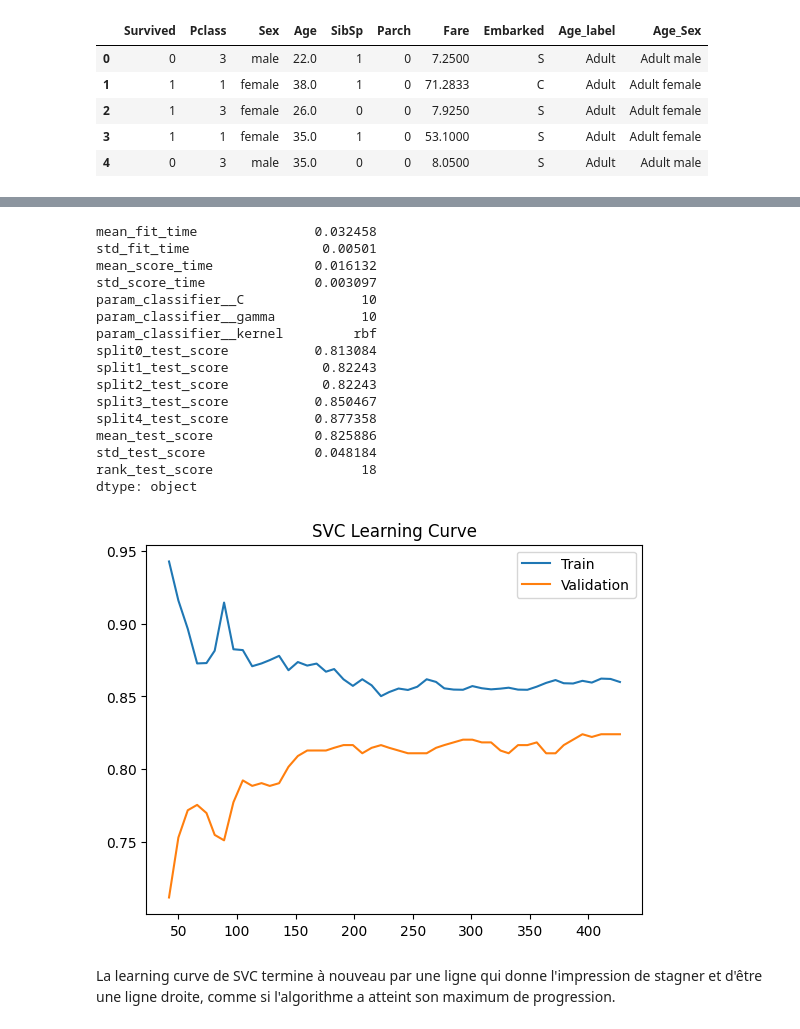
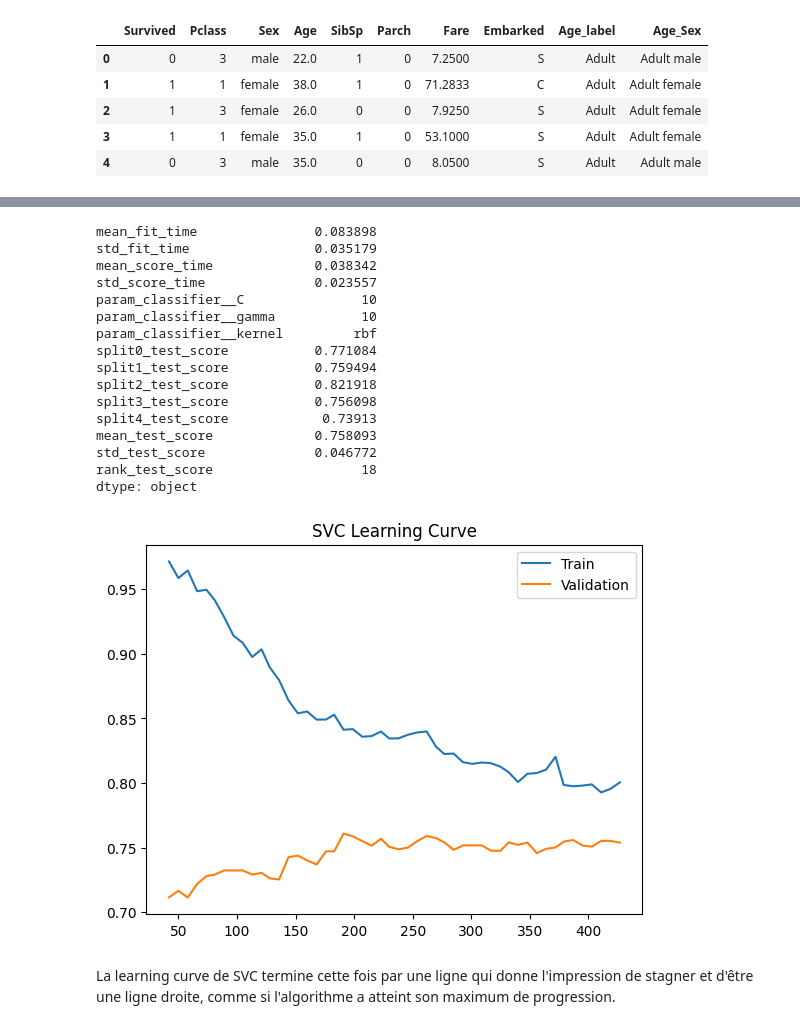
Before and after one commit to vin-br/titanic, a Jupyter notebook: titanic2.ipynb, the cells around one changed output, grey strips where cells are left out. Saved outputs shown, nothing was run; the diff lists cells and outputs as text; code cells hidden in the pictures.

```diff
--- a/titanic2.ipynb
+++ b/titanic2.ipynb
@@ -875,13 +880,13 @@ On va donc comparer les mêmes données d'entraînement avec l'algorithme KNN (c
 # Fixer les valeurs des hyperparamètres à tester
 param_grid = {'n_neighbors': range(2,51)}
 
-# Choisir un score à optimiser, ici l'accuracy (proportion de prédictions correctes)
-score = 'accuracy'
+# Choisir un score à optimiser, ici le F1 score
+score = 'f1'
 
-# Créer un classifieur kNN avec recherche d'hyperparamètre par validation croisée
+# Créer un classifieur kNN avec ses hyperparamètre
 knn_classifier = model_selection.GridSearchCV(neighbors.KNeighborsClassifier(), # un classifieur kNN
     param_grid,     # hyperparamètres à tester
-    scoring=score)   # score à optimiser
+    scoring = score)   # score à optimiser
 
 knn_classifier.fit(feat_train, target_train)
 
@@ -1006,11 +1015,11 @@ search_space_svc = [{"classifier":[SVC()],
 # Le kernel poly tourne dans le vide sans aucune erreur donc je l'ai enlevé des paramètres, de même que C de 100 et gamma de 100
 
 # Création de la grid search
-grid_cv_svc = GridSearchCV(estimator=pipe, param_grid=search_space_svc, scoring="accuracy", cv=5, n_jobs = 2, verbose = True)
+grid_cv_svc = GridSearchCV(estimator=pipe, param_grid=search_space_svc, scoring="f1", cv=5, n_jobs = 2, verbose = True)
 grid_cv_svc.fit(feat_train,target_train)
 
 # Tests et prints pour vérifier le meilleur score et meilleurs paramètres
-print(f"Meilleur score: {grid_cv_svc.best_score_}")
+print(f"Meilleur score f1: {grid_cv_svc.best_score_}")
 final_classifier_1 = grid_cv_svc.best_estimator_
 print(f"Validation score: {final_classifier_1.score(feat_test,target_test)}")
 print(f"\n\Meilleur classifier: {final_classifier_1}")
@@ -1054,36 +1063,36 @@ warnings.filterwarnings('ignore')
 
 pd.DataFrame(grid_cv_svc.cv_results_).max(numeric_only=None)
 # %% [output]
-mean_fit_time               0.032458
-std_fit_time                 0.00501
-mean_score_time             0.016132
-std_score_time              0.003097
+mean_fit_time               0.083898
+std_fit_time                0.035179
+mean_score_time             0.038342
+std_score_time              0.023557
 param_classifier__C               10
 param_classifier__gamma           10
 param_classifier__kernel         rbf
-split0_test_score           0.813084
-split1_test_score            0.82243
-split2_test_score            0.82243
-split3_test_score           0.850467
-split4_test_score           0.877358
-mean_test_score             0.825886
-std_test_score              0.048184
+split0_test_score           0.771084
+split1_test_score           0.759494
+split2_test_score           0.821918
+split3_test_score           0.756098
+split4_test_score            0.73913
+mean_test_score             0.758093
+std_test_score              0.046772
 rank_test_score                   18
 dtype: object
 # %%
 # SVC Learning Curve
-train_sizes, train_scores, valid_scores = learning_curve(grid_cv_svc.best_estimator_,
-                                                         feat_train, target_train, train_sizes=np.linspace(0.1, 1, 50), cv=5)
+train_sizes, train_scores, valid_scores = learning_curve(grid_cv_svc.best_estimator_, feat_train, target_train,
+                                                         train_sizes=np.linspace(0.1, 1, 50), cv=5, scoring = "f1")
 
 plt.plot(train_sizes,np.mean(train_scores,axis=1), label = "Train")
 plt.plot(train_sizes,np.mean(valid_scores,axis=1), label = "Validation")
 plt.title("SVC Learning Curve")
 plt.legend()
 plt.show()
 # %% [output]
-[figure, old version]
+[figure, new version]
 # %% [markdown]
-La learning curve de SVC termine à nouveau par une ligne qui donne l'impression de stagner et d'être une ligne droite, comme si l'algorithme a atteint son maximum de progression.
+La learning curve de SVC termine cette fois par une ligne qui donne l'impression de stagner et d'être une ligne droite, comme si l'algorithme a atteint son maximum de progression.
 # %%
 # Algorithme KNN avec hyperparamètres et affichage des résultats
 search_space_knn = [{"classifier":[KNeighborsClassifier()],
```
Also changed, not shown: parts of 30 cells of this notebook.
